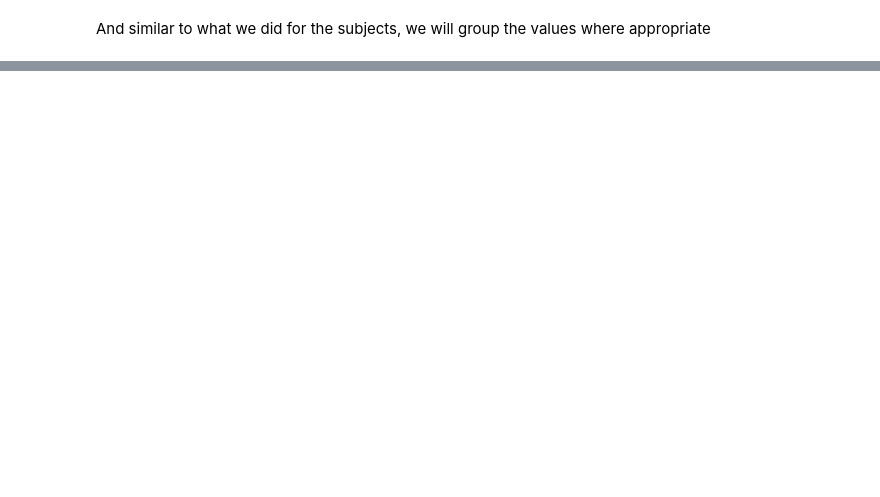
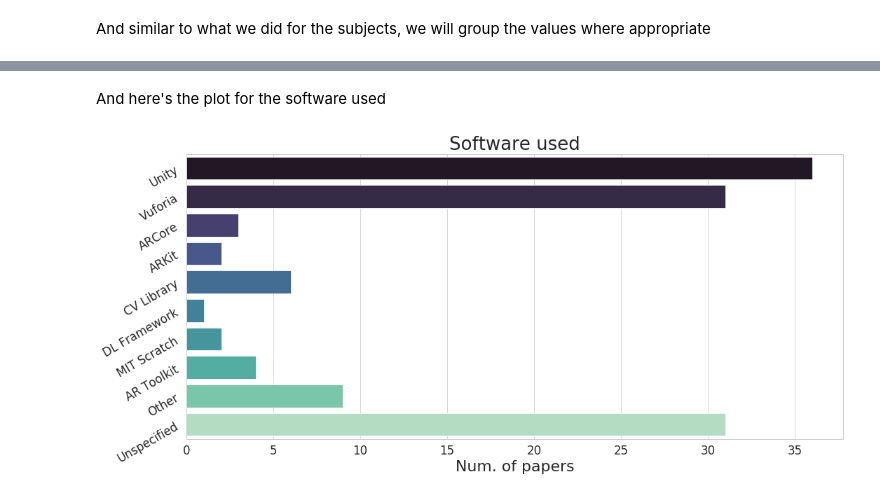
Before and after one commit to Stocastico/AR_SLR_Paper, a Jupyter notebook: create_figures.ipynb, the cells around one changed output, grey strips where cells are left out. Cells and saved outputs as stored; diff of their text form; code cells hidden in the pictures; blank space fills up the shorter version.

```diff
--- a/create_figures.ipynb
+++ b/create_figures.ipynb
@@ -255,0 +391,3 @@ len(testers)
+# %%
+software_resp = df2["Which software frameworks/libraries has been used to develop the app?"].value_counts()
+print(software_resp)
@@ -255,0 +414,37 @@ len(testers)
+# %%
+software_modified = {"Unity":0, "Vuforia":0, "ARCore":0, "ARKit":0, "CV Library":0, "DL Framework":0,
+                     "MIT Scratch":0, "AR Toolkit":0, "Other":0, "Unspecified":0}
+software_dict =  dict(software_resp)
+software_modified["Unity"] = software_dict["Unity"] + software_dict["Unity, Vuforia"] + \
+                             software_dict["Unity, Meta One SDK"] + software_dict["Unity, Vuforia, OpenGL ES"] + \
+                             software_dict["Unity, ARCore"] + software_dict["Unity, ARKit"] + \
+                             software_dict["Unity, IBM Watson API"] + software_dict["Unity, PUN, Placenote"] + \
+                             software_dict["Unity, Microsoft Mixed Reality Toolkit"]
+
+software_modified["Vuforia"] = software_dict["Vuforia"] + software_dict["Unity, Vuforia"] + \
+                               software_dict["Unity, Vuforia, OpenGL ES"] + \
+                               software_dict["Vuforia, A Computer vision library (OpenCV, Halcon, EasyCV, PCL, Dlib, ...)"]
+
+software_modified["ARCore"] = software_dict["ARCore"] + software_dict["Unity, ARCore"] + \
+                              software_dict["ARCore, A DeepLearning framework (PyTorch, Tensorflow, Caffe, Theano, ...), Cloud Vision API"]
+
+software_modified["ARKit"] = software_dict["ARKit"] + software_dict["Unity, ARKit"]
+
+software_modified["CV Library"] = software_dict["A Computer vision library (OpenCV, Halcon, EasyCV, PCL, Dlib, ...)"] + \
+    software_dict["A Computer vision library (OpenCV, Halcon, EasyCV, PCL, Dlib, ...), ROS"] + \
+    software_dict["A Computer vision library (OpenCV, Halcon, EasyCV, PCL, Dlib, ...), ARToolkit"] + \
+    software_dict["Vuforia, A Computer vision library (OpenCV, Halcon, EasyCV, PCL, Dlib, ...)"] + \
+    software_dict["A Computer vision library (OpenCV, Halcon, EasyCV, PCL, Dlib, ...), Java 3D"]
+
+software_modified["DL Framework"] = 1
+
+software_modified["MIT Scratch"] = 1 + 1
+software_modified["AR Toolkit"] = 2 + 1 + 1
+
+software_modified["Other"] = 9
+software_modified["Unspecified"] = software_dict["Unspecified"]
+
+software = pd.DataFrame.from_dict(software_modified, orient='index', columns=['Num. of papers'])
+software.reset_index(inplace=True)
+software = software.rename(columns={"index":"Software used"})
+software
@@ -255,0 +463,6 @@ len(testers)
+# %% [markdown]
+And here's the plot for the software used
+# %%
+create_bar_plot(software, 'Num. of papers', 'Software used', 'figures/Software_used.svg')
+# %% [output]
+[figure, added]
```
Also changed, not shown: parts of 33 cells of this notebook, 5 other files.
